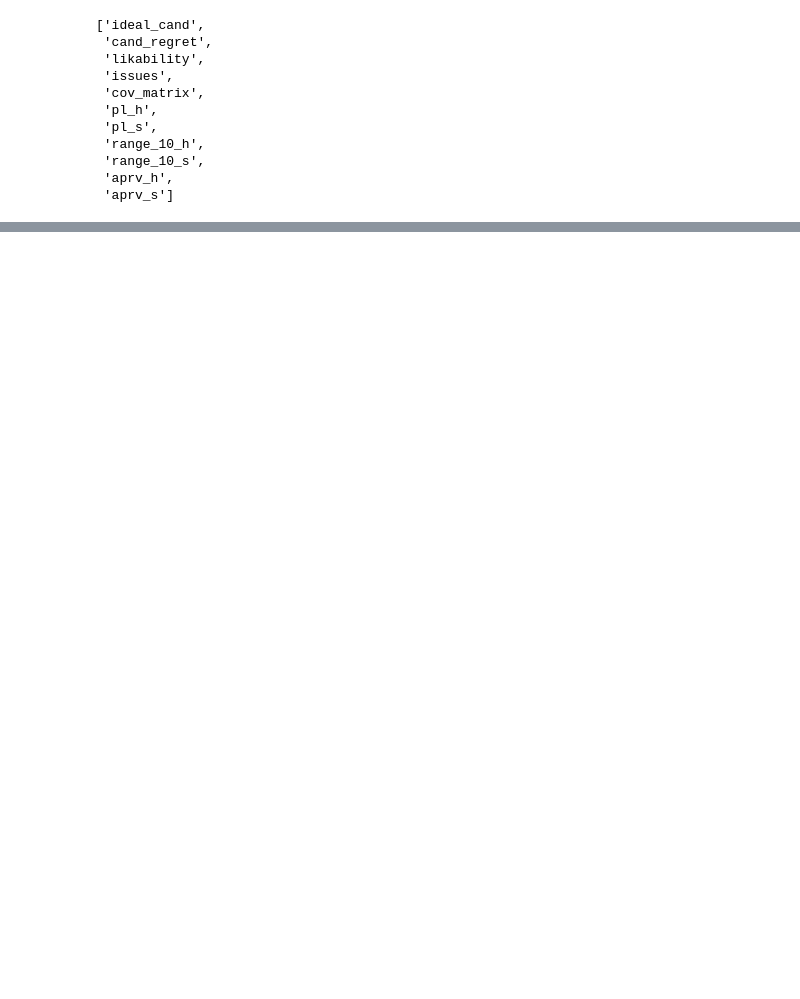
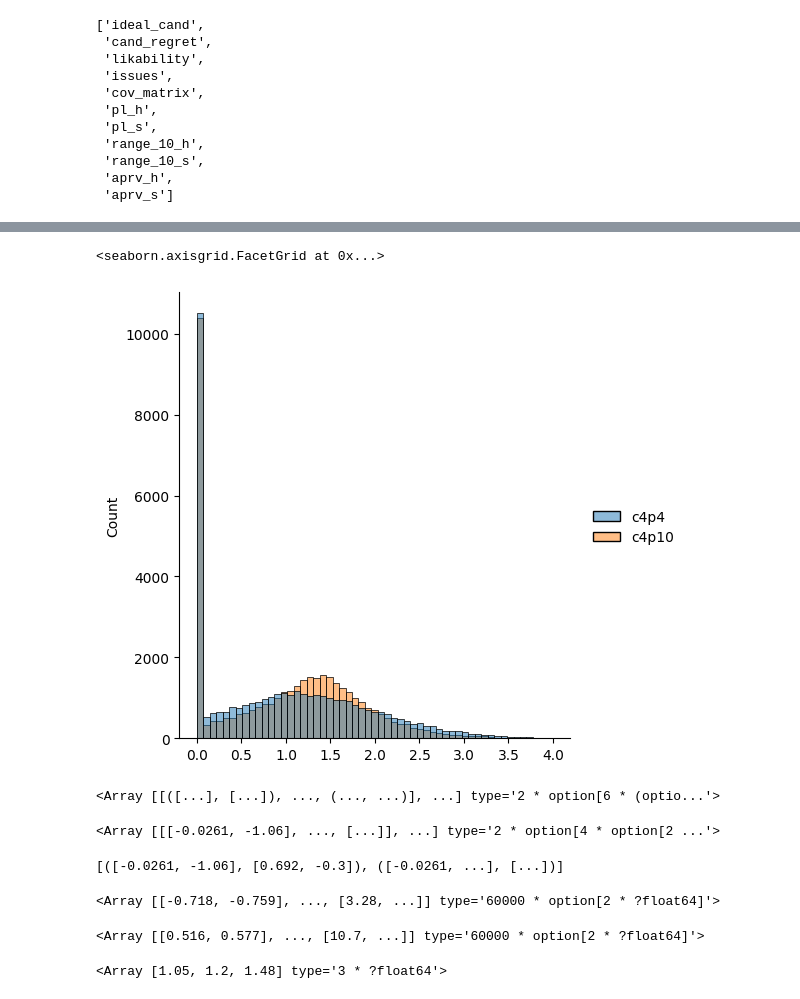
Before and after one commit to tcawlfield/vote-sim, a Jupyter notebook: results/cands_from_primaries.ipynb, the cells around one changed output, grey strips where cells are left out. Drawn from its saved outputs; the diff is of its cells as text; code cells hidden in the pictures; blank space fills up the shorter version.

```diff
--- a/results/cands_from_primaries.ipynb
+++ b/results/cands_from_primaries.ipynb
@@ -43,0 +45,33 @@ print(ak.mean(ak.ravel(c4p10.likability)))
+# %%
+sns.displot({'c4p4':ak.ravel(c4p4.cand_regret), 'c4p10':ak.ravel(c4p10.cand_regret)})
+# %% [output]
+<seaborn.axisgrid.FacetGrid at 0x...>
+[figure, added]
+# %%
+issue_pairs = ak.combinations(c4p4.issues, n=2, axis=1)
+issue_pairs[:2]
+# %% [output]
+<Array [[([...], [...]), ..., (..., ...)], ...] type='2 * option[6 * (optio...'>
+# %%
+c4p4.issues[:2]
+# %% [output]
+<Array [[[-0.0261, -1.06], ..., [...]], ...] type='2 * option[4 * option[2 ...'>
+# %%
+issue_pairs_flt = ak.flatten(issue_pairs, axis=1)
+print(issue_pairs_flt[:2])
+# %% [output]
+[([-0.0261, -1.06], [0.692, -0.3]), ([-0.0261, ...], [...])]
+# %%
+diffs = issue_pairs_flt["0"] - issue_pairs_flt["1"]
+diffs
+# %% [output]
+<Array [[-0.718, -0.759], ..., [3.28, ...]] type='60000 * option[2 * ?float64]'>
+# %%
+diffs**2
+# %% [output]
+<Array [[0.516, 0.577], ..., [10.7, ...]] type='60000 * option[2 * ?float64]'>
+# %%
+issue_distances = np.sqrt(ak.sum(diffs**2, axis=1))
+issue_distances[:3]
+# %% [output]
+<Array [1.05, 1.2, 1.48] type='3 * ?float64'>
```
Also changed, not shown: parts of 7 cells of this notebook, 3 other files.
